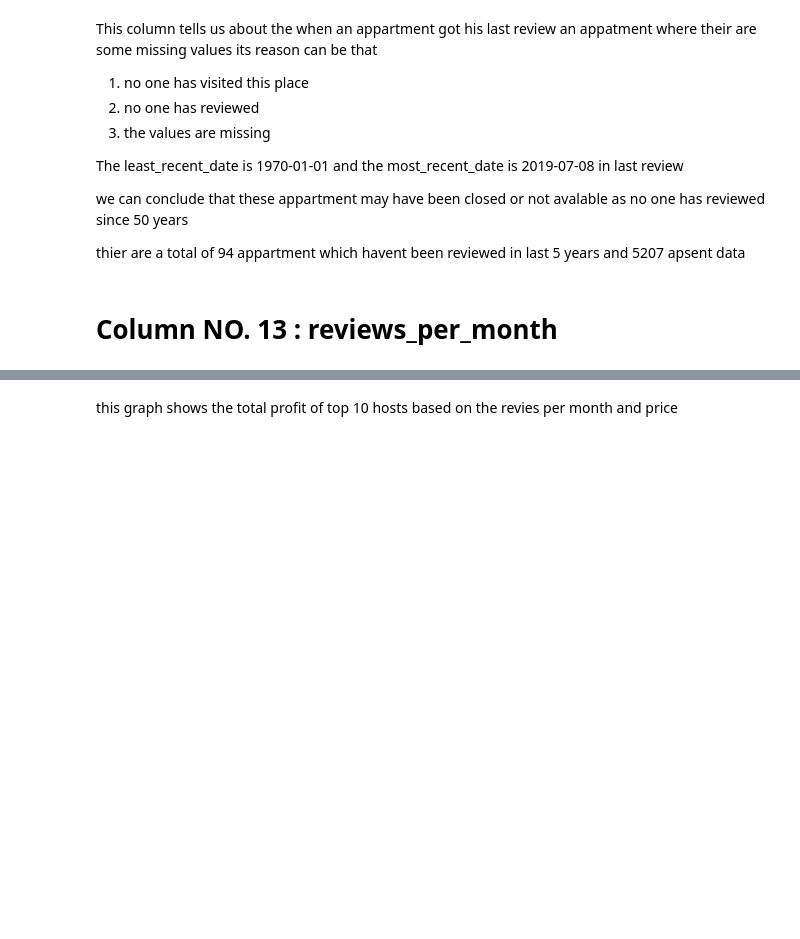
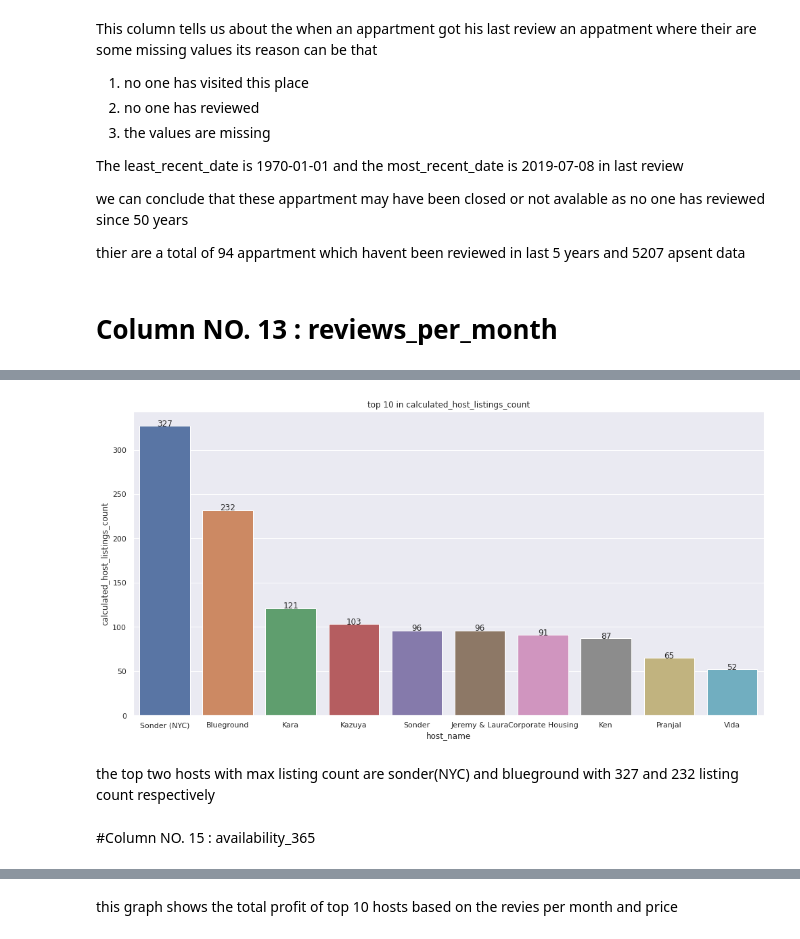
Before and after one commit to Ali-Asgar-Lakdawala/EDA-airbnb, a Jupyter notebook: Ali_Asgar_Airbnb_Bookings_Analysis_Capstone_Project.ipynb, the cells around one changed output, grey strips where cells are left out. Saved outputs shown, nothing was run; the diff lists cells and outputs as text; code cells hidden in the pictures; blank space fills up the shorter version.

```diff
--- a/Ali_Asgar_Airbnb_Bookings_Analysis_Capstone_Project.ipynb
+++ b/Ali_Asgar_Airbnb_Bookings_Analysis_Capstone_Project.ipynb
@@ -615,0 +602,17 @@ df['total_profit']=df['reviews_per_month']*df['price']
+# %%
+top_10_host_listings_count=df.groupby(['host_id']).agg({'calculated_host_listings_count':'max'}).sort_values('calculated_host_listings_count',ascending=False).reset_index()
+top_10_host_listings_count_list=top_10_host_listings_count[:10]['host_id'].tolist()
+top_10_host_listings_count_df=df[df.host_id.isin(top_10_host_listings_count_list)].sort_values('calculated_host_listings_count',ascending=False)
+# %%
+def addlabels(x,y):
+    for i in range(len(x)):
+        plt.text(i, y[i], y[i], ha = 'center')
+
+sns.barplot(x="host_name", y='calculated_host_listings_count' ,data=top_10_host_listings_count_df).set_title('top 10 in calculated_host_listings_count')
+addlabels(top_10_host_listings_count_df.host_name.unique().tolist(),top_10_host_listings_count[:10]['calculated_host_listings_count'].tolist())
+# %% [output]
+[figure, added]
+# %% [markdown]
+the top two hosts with max listing count are sonder(NYC) and blueground with 327 and 232 listing count respectively
+# %% [markdown]
+#Column NO. 15 : availability_365
```
Also changed, not shown: parts of 57 cells of this notebook.
